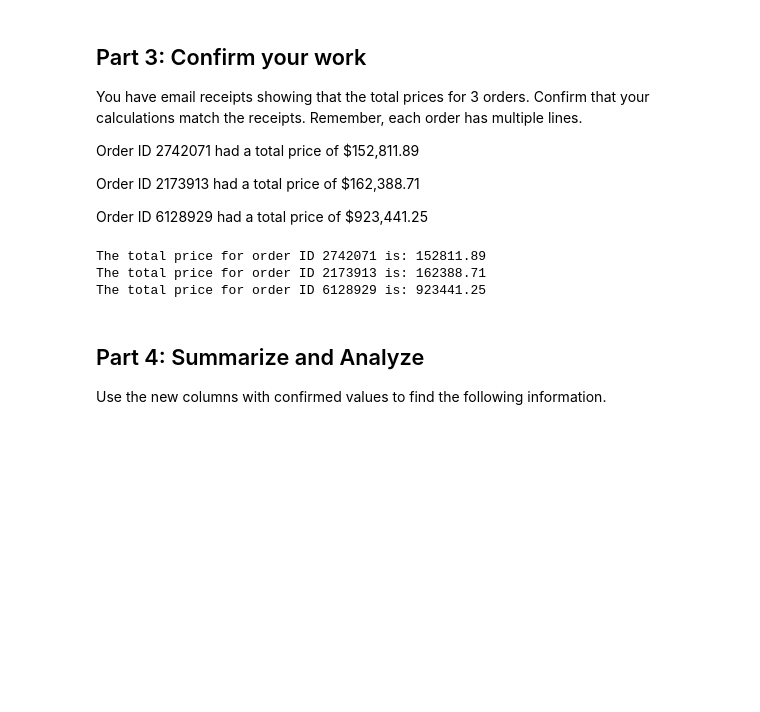
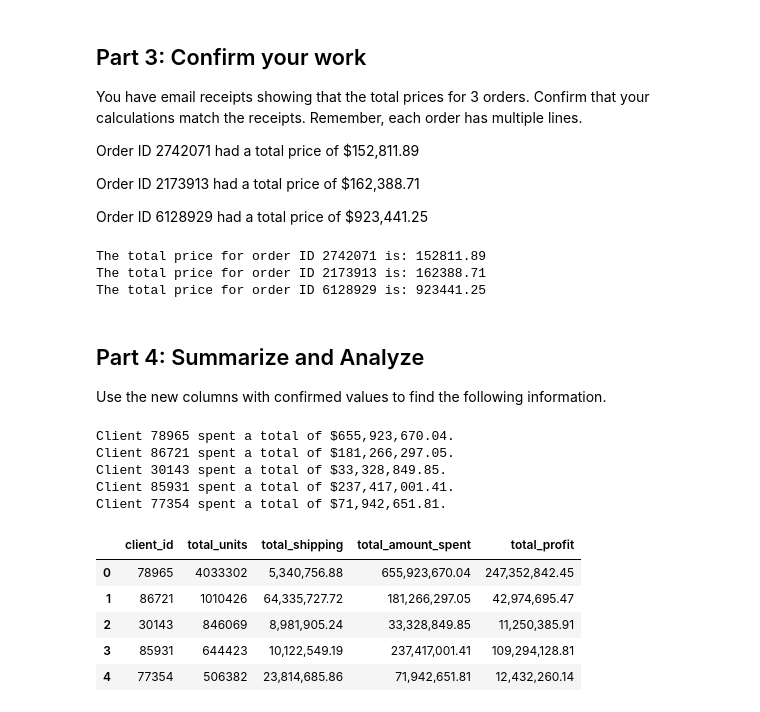
Before and after one commit to lcanjar/pandas-challenge-1, a Jupyter notebook: wholesale_data_analysis_starter_code.ipynb, the cells around one changed output. Drawn from its saved outputs; the diff is of its cells as text; code cells hidden in the pictures; blank space fills up the shorter version.

```diff
--- a/wholesale_data_analysis_starter_code.ipynb
+++ b/wholesale_data_analysis_starter_code.ipynb
@@ -224,9 +224,51 @@ The total price for order ID 6128929 is: 923441.25
 Use the new columns with confirmed values to find the following information.
 # %%
 # How much did each of the top 5 clients by quantity spend? Check your work from Part 1 for client ids.
+sorted_top_5_clients_qty = df.sort_values(by='qty', ascending=False)
+top_5_clients = sorted_top_5_clients_qty['client_id'].head(5).unique()
+
+for client_id in top_5_clients:
+    total_amount_spent = df[df['client_id'] == client_id]['total_price'].sum()
+    print(f"Client {client_id} spent a total of ${total_amount_spent:,.2f}.")
+# %% [output]
+Client 78965 spent a total of $655,923,670.04.
+Client 86721 spent a total of $181,266,297.05.
+Client 30143 spent a total of $33,328,849.85.
+Client 85931 spent a total of $237,417,001.41.
+Client 77354 spent a total of $71,942,651.81.
 # %%
 # Create a summary DataFrame showing the totals for the for the top 5 clients with the following information:
 # total units purchased, total shipping price, total revenue, and total profit.
+top_5_client_data = []
+
+for client_id in top_5_clients:
+    total_amount_spent = df[df['client_id'] == client_id]['total_price'].sum()
+    total_amount_spent = f'{total_amount_spent:,.2f}'
+    total_shipping = df[df['client_id'] == client_id]['shipping_price'].sum()
+    total_shipping = f'{total_shipping:,.2f}'
+    total_units = df[df['client_id'] == client_id]['qty'].sum()
+    total_profit = df[df['client_id'] == client_id]['profit'].sum()
+    total_profit = f'{total_profit:,.2f}'
+
+    top_5_client_dic = {
+        'client_id' : client_id,
+        'total_units': total_units,
+        'total_shipping' : total_shipping,
+        'total_amount_spent' : total_amount_spent,
+        'total_profit' : total_profit
+    }
+
+    top_5_client_data.append(top_5_client_dic)
+
+new_df = pd.DataFrame(top_5_client_data)
+new_df
+# %% [output]
+|  | client_id | total_units | total_shipping | total_amount_spent | total_profit |
+| 0 | 78965 | 4033302 | 5,340,756.88 | 655,923,670.04 | 247,352,842.45 |
+| 1 | 86721 | 1010426 | 64,335,727.72 | 181,266,297.05 | 42,974,695.47 |
+| 2 | 30143 | 846069 | 8,981,905.24 | 33,328,849.85 | 11,250,385.91 |
+| 3 | 85931 | 644423 | 10,122,549.19 | 237,417,001.41 | 109,294,128.81 |
+| 4 | 77354 | 506382 | 23,814,685.86 | 71,942,651.81 | 12,432,260.14 |
 # %%
 # Format the data and rename the columns to names suitable for presentation.
 
```
Also changed, not shown: parts of 3 cells of this notebook.
